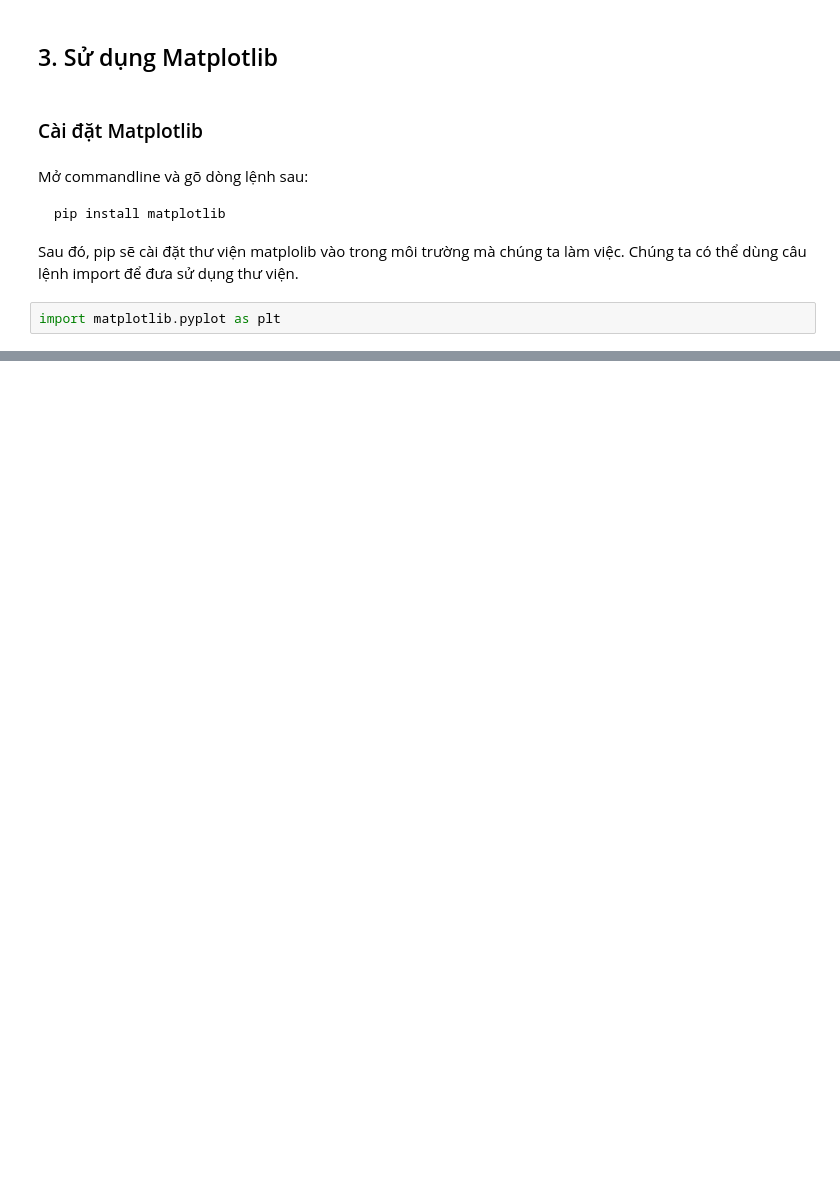
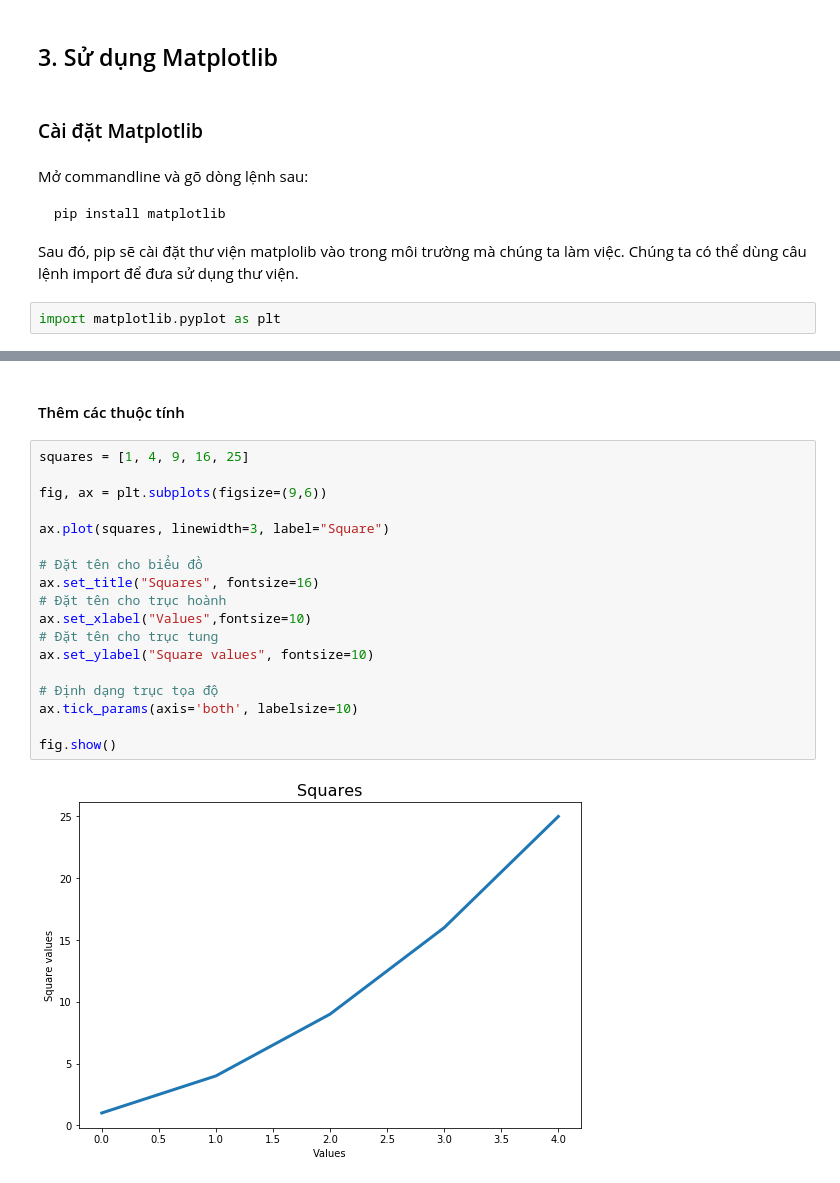
Before and after one commit to tiendv/pythoncoban, a Jupyter notebook: Advances/Bài 17. Hướng dẫn Matplotlib/Bài 17. Hướng dẫn Matplotlib.ipynb, the cells around one changed output, grey strips where cells are left out. Cells and saved outputs as stored; diff of their text form; blank space fills up the shorter version.

```diff
--- a/Advances/Bài 17. Hướng dẫn Matplotlib/Bài 17. Hướng dẫn Matplotlib.ipynb
+++ b/Advances/Bài 17. Hướng dẫn Matplotlib/Bài 17. Hướng dẫn Matplotlib.ipynb
@@ -75,0 +92,22 @@ Dưới đây là một số hàm thông dụng.
+# %% [markdown]
+#### Thêm các thuộc tính
+# %%
+squares = [1, 4, 9, 16, 25]
+
+fig, ax = plt.subplots(figsize=(9,6))
+
+ax.plot(squares, linewidth=3, label="Square")
+
+# Đặt tên cho biểu đồ
+ax.set_title("Squares", fontsize=16)
+# Đặt tên cho trục hoành
+ax.set_xlabel("Values",fontsize=10)
+# Đặt tên cho trục tung
+ax.set_ylabel("Square values", fontsize=10)
+
+# Định dạng trục tọa độ
+ax.tick_params(axis='both', labelsize=10)
+
+fig.show()
+# %% [output]
+[figure, added]
```
Also changed, not shown: parts of 86 cells of this notebook, 4 other files.
